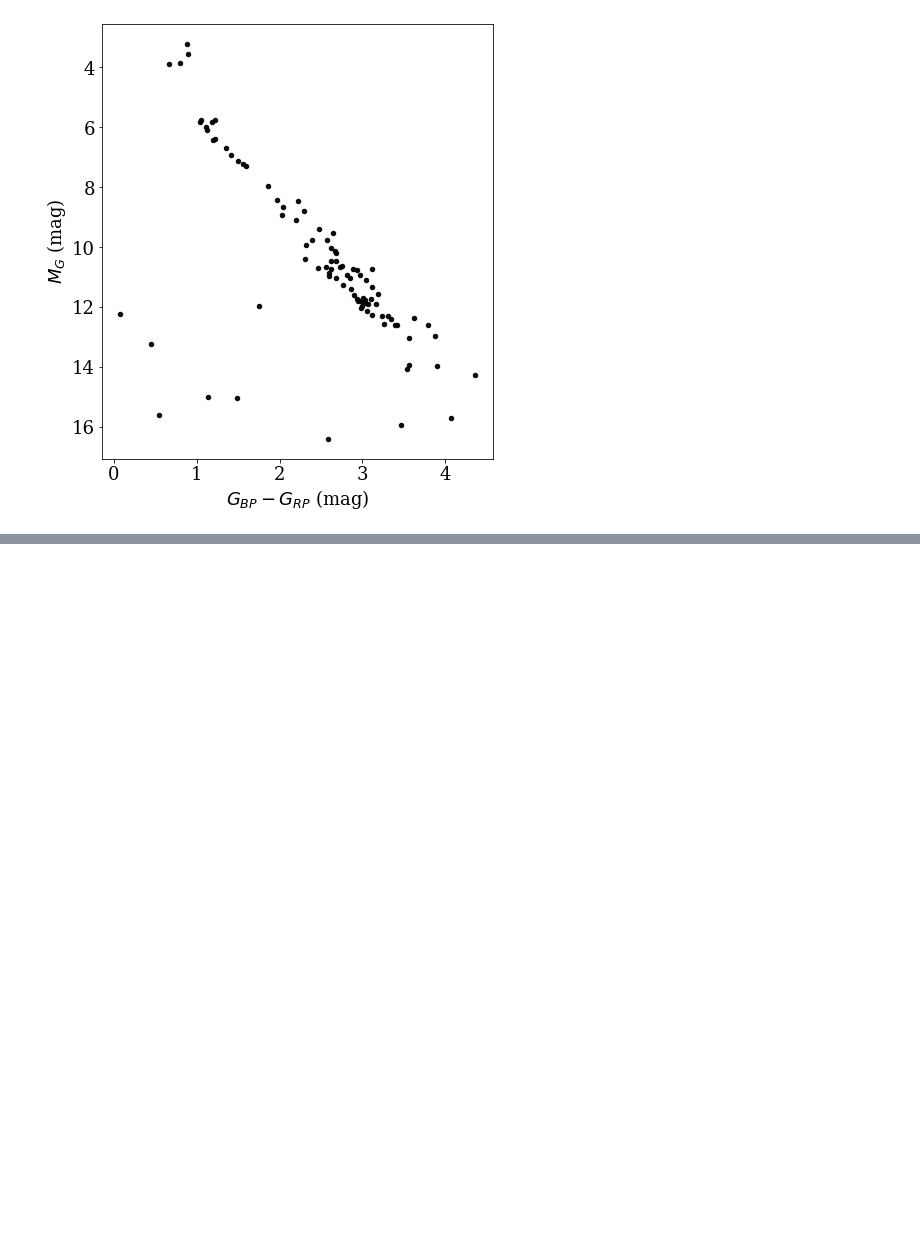
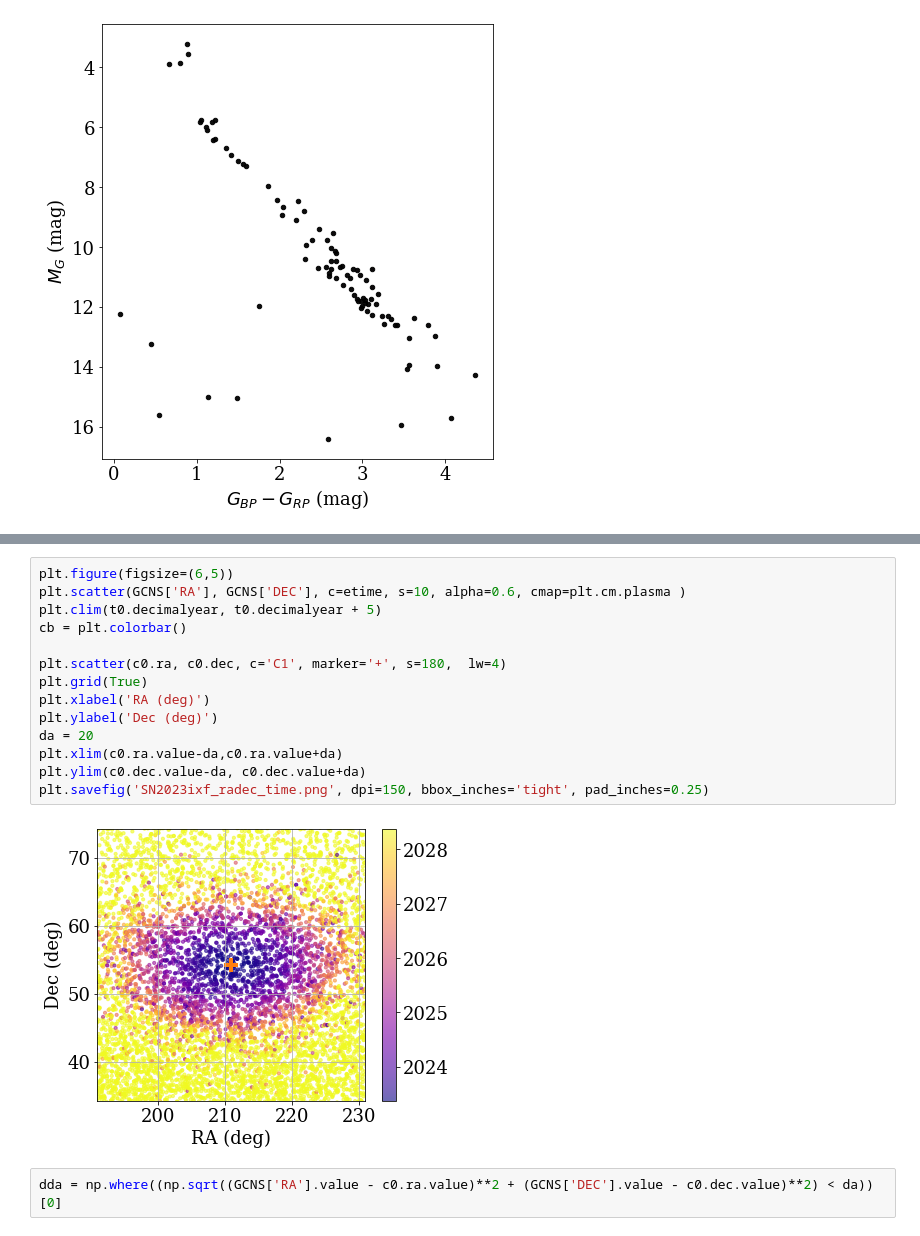
Before and after one commit to jradavenport/m101_ellipsoid, a Jupyter notebook: SN 2023ixf.ipynb, the cells around one changed output, grey strips where cells are left out. Cells and saved outputs as stored; diff of their text form; blank space fills up the shorter version.

```diff
--- a/SN 2023ixf.ipynb
+++ b/SN 2023ixf.ipynb
@@ -145,0 +175,18 @@ plt.savefig('SN2023ixf_CMD_on.png', dpi=150, bbox_inches='tight', pad_inches=0.2
+# %%
+plt.figure(figsize=(6,5))
+plt.scatter(GCNS['RA'], GCNS['DEC'], c=etime, s=10, alpha=0.6, cmap=plt.cm.plasma )
+plt.clim(t0.decimalyear, t0.decimalyear + 5)
+cb = plt.colorbar()
+
+plt.scatter(c0.ra, c0.dec, c='C1', marker='+', s=180,  lw=4)
+plt.grid(True)
+plt.xlabel('RA (deg)')
+plt.ylabel('Dec (deg)')
+da = 20
+plt.xlim(c0.ra.value-da,c0.ra.value+da)
+plt.ylim(c0.dec.value-da, c0.dec.value+da)
+plt.savefig('SN2023ixf_radec_time.png', dpi=150, bbox_inches='tight', pad_inches=0.25)
+# %% [output]
+[figure, added]
+# %%
+dda = np.where((np.sqrt((GCNS['RA'].value - c0.ra.value)**2 + (GCNS['DEC'].value - c0.dec.value)**2) < da))[0]
```
Also changed, not shown: parts of 4 cells of this notebook.
